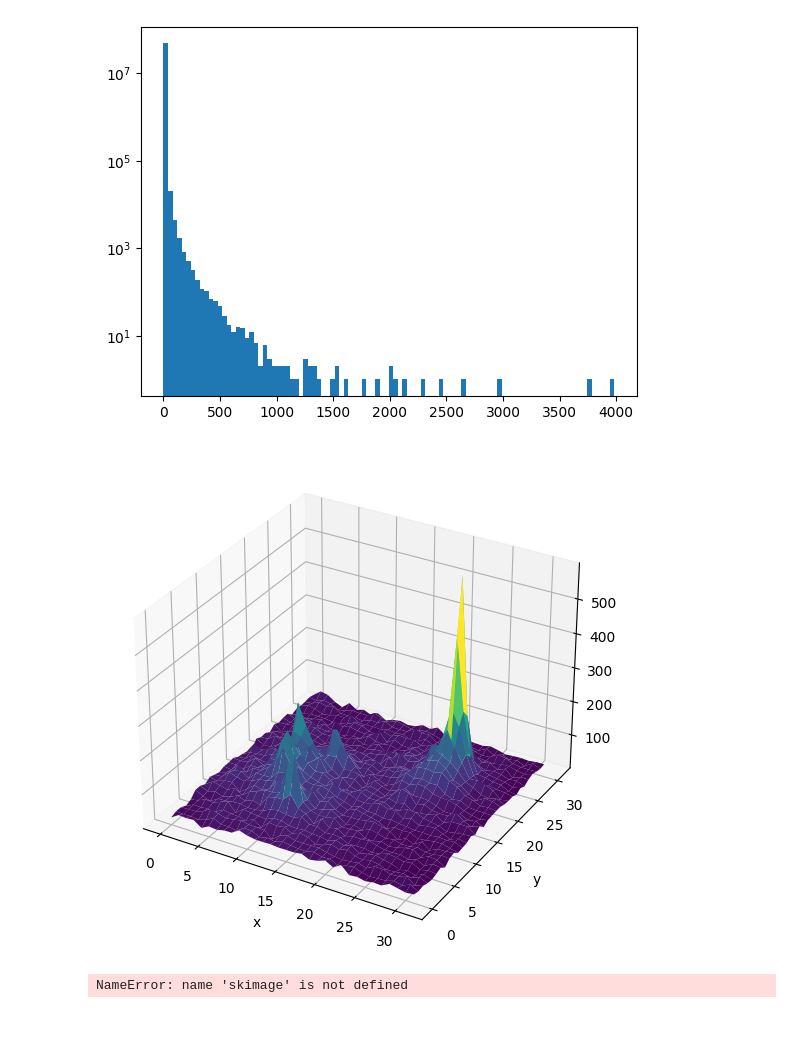
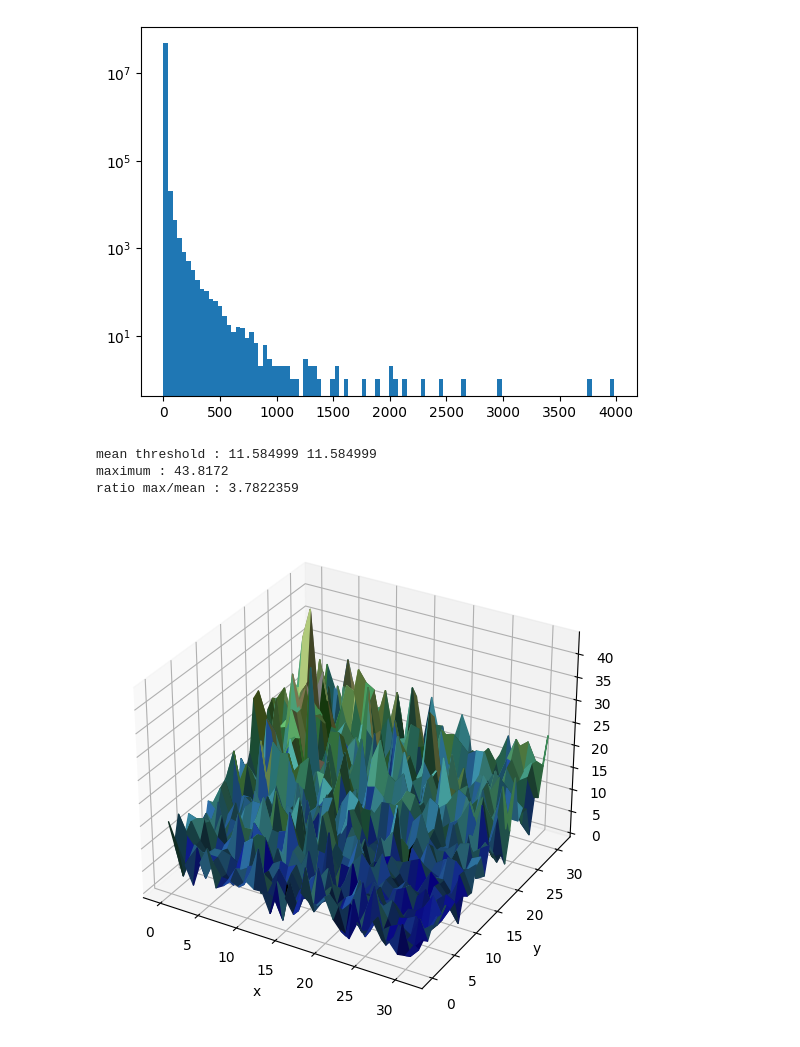
Before and after one commit to chiappo98/blinded_cameras, a Jupyter notebook: preprocessing.ipynb, the cells around one changed output. Drawn from its saved outputs; the diff is of its cells as text; code cells hidden in the pictures.

```diff
--- a/preprocessing.ipynb
+++ b/preprocessing.ipynb
@@ -19,30 +23,31 @@ plt.yscale('log')
 # %% [output]
 [figure]
 # %%
-data_num = 42015
+data_num = 21449
+
 fig = plt.figure()
 ax = plt.axes(projection='3d')
 
 a = np.arange(32)
 x,y = np.meshgrid(a,a)
 z = arr3d[data_num]
 
-ax.plot_surface(x,y,z,cmap='viridis')
+ls = LightSource(270, 45)
+# To use a custom hillshading mode, override the built-in shading and pass
+# in the rgb colors of the shaded surface calculated from "shade".
+rgb = ls.shade(z, cmap=cm.gist_earth, vert_exag=0.1, blend_mode='soft')
+
+ax.plot_surface(x,y,z,facecolors=rgb) #cmap='viridis'
 ax.set_xlabel('x')
 ax.set_ylabel('y')
 
 fig.set_figheight(10)
+
+print('mean threshold :',skimage.filters.threshold_mean(z))
+print('maximum :', np.max(z))
+print('ratio max/mean :', np.max(z)/skimage.filters.threshold_mean(z))
 # %% [output]
+mean threshold : 11.584999 11.584999
+maximum : 43.8172
+ratio max/mean : 3.7822359
-[figure, old version]
+[figure, new version]
-# %%
-#data_num = 42015
-
-med = skimage.filters.median(arr3d[data_num])
-med = skimage.filters.gaussian(arr3d[data_num]) #sigma? mode?
-hess = skimage.filters.hessian(arr3d[data_num]) #sigmas? scale_range?
-thr_iso = skimage.filters.threshold_isodata(image=arr3d[data_num], nbins=32*32)
-thr_loc = skimage.filters.threshold_local(arr3d[data_num], 4) #method='gaussian'
-thr_mean = skimage.filters.threshold_mean(arr3d[data_num])
-thr_min = skimage.filters.threshold_minimum(image=arr3d[data_num], nbins=32*32)
-# %% [output]
-NameError: name 'skimage' is not defined
```
Also changed, not shown: parts of 2 cells of this notebook, 1 other file.
